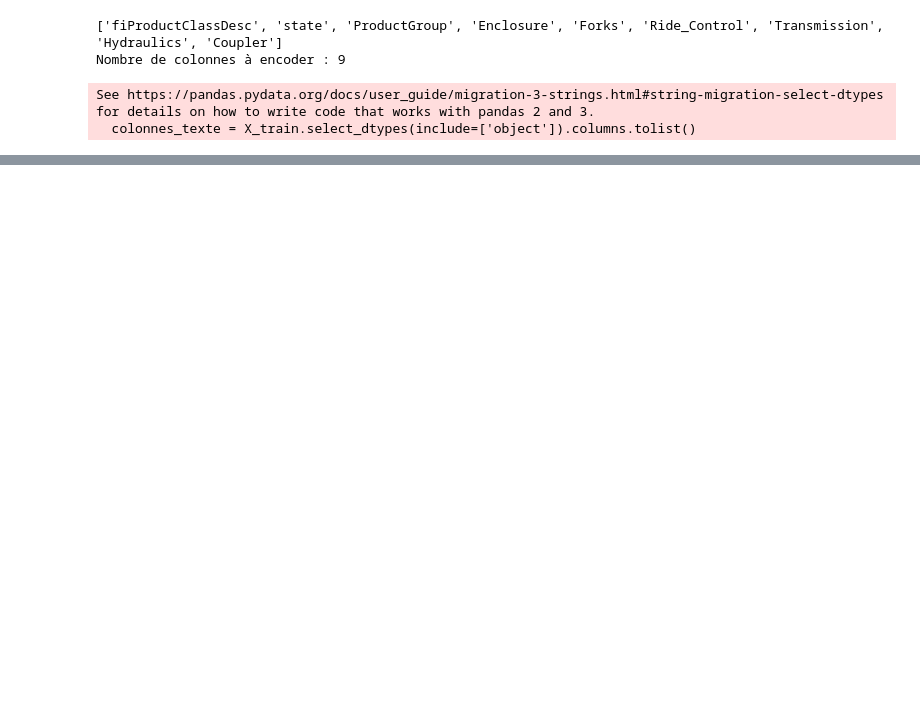
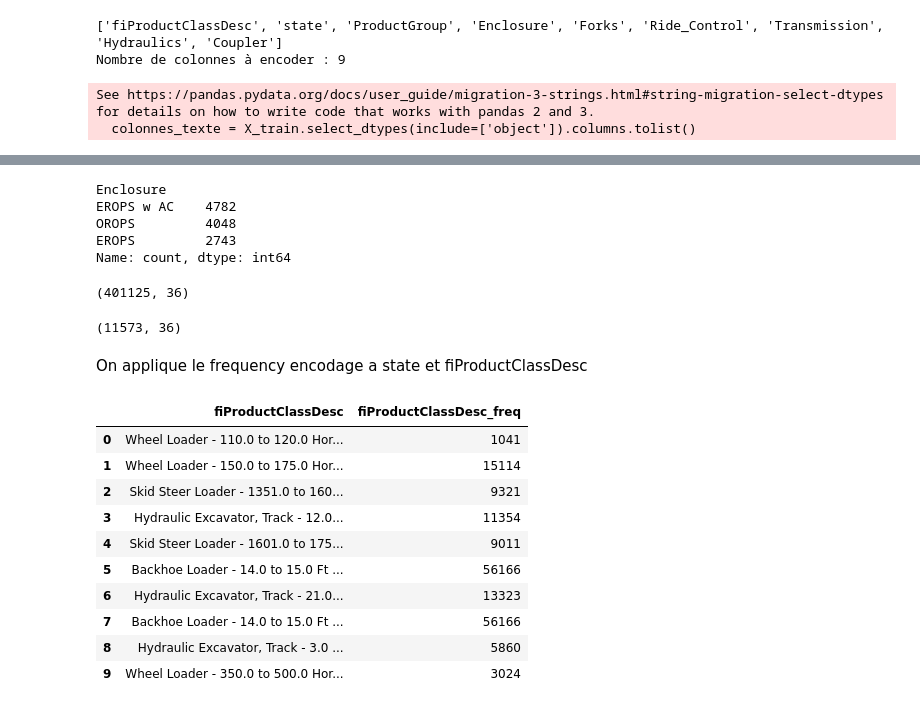
Before and after one commit to AbramLakhvinder/asset-valuation-project, a Jupyter notebook: notebooks/02_preparation_modeling.ipynb, the cells around one changed output, grey strips where cells are left out. Drawn from its saved outputs; the diff is of its cells as text; code cells hidden in the pictures; blank space fills up the shorter version.

```diff
--- a/notebooks/02_preparation_modeling.ipynb
+++ b/notebooks/02_preparation_modeling.ipynb
@@ -130,0 +164,15 @@ y_test.shape
+# %%
+X_train["Forks"] = X_train["Forks"].fillna("Non applicable")
+X_train["Ride_Control"] = X_train["Ride_Control"].fillna("Non applicable")
+X_train["Transmission"] = X_train["Transmission"].fillna("Non applicable")
+X_train["Coupler"] = X_train["Coupler"].fillna("Non applicable")
+X_train["Enclosure"] = X_train["Enclosure"].fillna("Missing")
+
+X_test["Forks"] = X_test["Forks"].fillna("Non applicable")
+X_test["Ride_Control"] = X_test["Ride_Control"].fillna("Non applicable")
+X_test["Transmission"] = X_test["Transmission"].fillna("Non applicable")
+X_test["Coupler"] = X_test["Coupler"].fillna("Non applicable")
+X_test["Enclosure"] = X_test["Enclosure"].fillna("Missing")
+
+print(X_train.isna().sum())
+print(X_test.isna().sum())
@@ -130,0 +223,9 @@ y_test.shape
+# %%
+colonne_a_encoderOHE = ["ProductGroup", "Transmission", "Hydraulics", "Forks", "Ride_Control", "Coupler"]
+encodeur_ohe = OneHotEncoder(drop="first", sparse_output=False)
+resultat_ohe_train = encodeur_ohe.fit_transform(X_train[colonne_a_encoderOHE])
+noms_colonnes_ohe_train= encodeur_ohe.get_feature_names_out()
+df_ohe_train = pd.DataFrame(resultat_ohe_train, columns=noms_colonnes_ohe_train, index=X_train.index)
+X_train = X_train.drop(columns=colonne_a_encoderOHE)
+X_train = pd.concat([X_train, df_ohe_train], axis=1)
+X_train.shape
@@ -130,0 +246,4 @@ y_test.shape
+# %%
+mode_enclosure = X_train["Enclosure"].mode()[0]
+X_train.loc[X_train["Enclosure"]=="Missing","Enclosure"] = mode_enclosure
+X_train["Enclosure"].value_counts()
@@ -130,0 +256,47 @@ y_test.shape
+# %%
+mode_enclosure = X_train["Enclosure"].mode()[0]
+X_test.loc[X_test["Enclosure"]=="Missing","Enclosure"] = mode_enclosure
+X_test["Enclosure"].value_counts()
+# %% [output]
+Enclosure
+EROPS w AC    4782
+OROPS         4048
+EROPS         2743
+Name: count, dtype: int64
+# %%
+encodeur_ordinal = OrdinalEncoder(categories=[["OROPS", "EROPS", "EROPS w AC"]])
+resultat_ordinal_train = encodeur_ordinal.fit_transform(X_train[["Enclosure"]])
+noms_colonnes_ordinal_train= encodeur_ordinal.get_feature_names_out()
+df_ordinal_train = pd.DataFrame(resultat_ordinal_train, columns=noms_colonnes_ordinal_train, index=X_train.index)
+X_train = X_train.drop(columns="Enclosure")
+X_train = pd.concat([X_train, df_ordinal_train], axis=1)
+X_train.shape
+# %% [output]
+(401125, 36)
+# %%
+resultat_ordinal_test = encodeur_ordinal.transform(X_test[["Enclosure"]])
+noms_colonnes_ordinal_test= encodeur_ordinal.get_feature_names_out()
+df_ordinal_test= pd.DataFrame(resultat_ordinal_test, columns=noms_colonnes_ordinal_train, index=X_test.index)
+X_test = X_test.drop(columns="Enclosure")
+X_test = pd.concat([X_test, df_ordinal_test], axis=1)
+X_test.shape
+# %% [output]
+(11573, 36)
+# %% [markdown]
+On applique le frequency encodage a state et fiProductClassDesc
+# %%
+Freq = X_train["fiProductClassDesc"].value_counts()
+X_train["fiProductClassDesc_freq"] = X_train["fiProductClassDesc"].map(Freq)
+X_train[["fiProductClassDesc", "fiProductClassDesc_freq"]].head(10)
+# %% [output]
+|  | fiProductClassDesc | fiProductClassDesc_freq |
+| 0 | Wheel Loader - 110.0 to 120.0 Hor... | 1041 |
+| 1 | Wheel Loader - 150.0 to 175.0 Hor... | 15114 |
+| 2 | Skid Steer Loader - 1351.0 to 160... | 9321 |
+| 3 | Hydraulic Excavator, Track - 12.0... | 11354 |
+| 4 | Skid Steer Loader - 1601.0 to 175... | 9011 |
+| 5 | Backhoe Loader - 14.0 to 15.0 Ft ... | 56166 |
+| 6 | Hydraulic Excavator, Track - 21.0... | 13323 |
+| 7 | Backhoe Loader - 14.0 to 15.0 Ft ... | 56166 |
+| 8 | Hydraulic Excavator, Track - 3.0 ... | 5860 |
+| 9 | Wheel Loader - 350.0 to 500.0 Hor... | 3024 |
```
Also changed, not shown: parts of 25 cells of this notebook, 1 other file.
